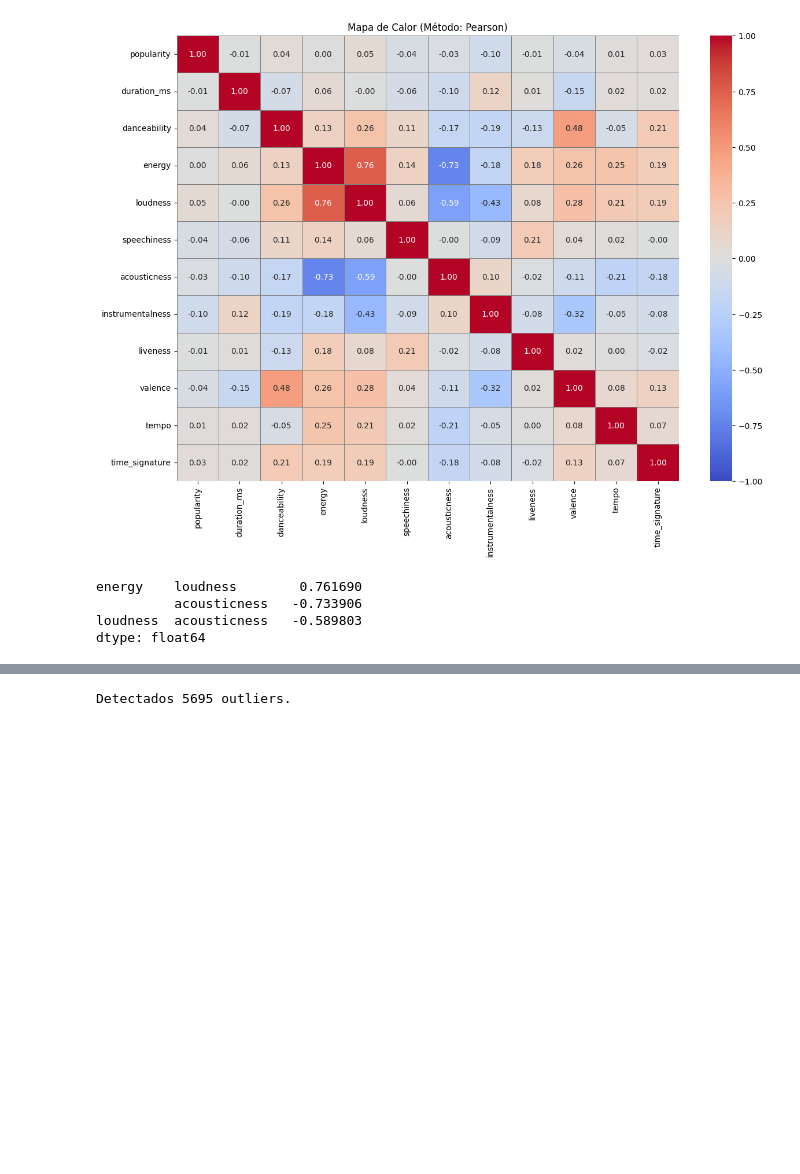
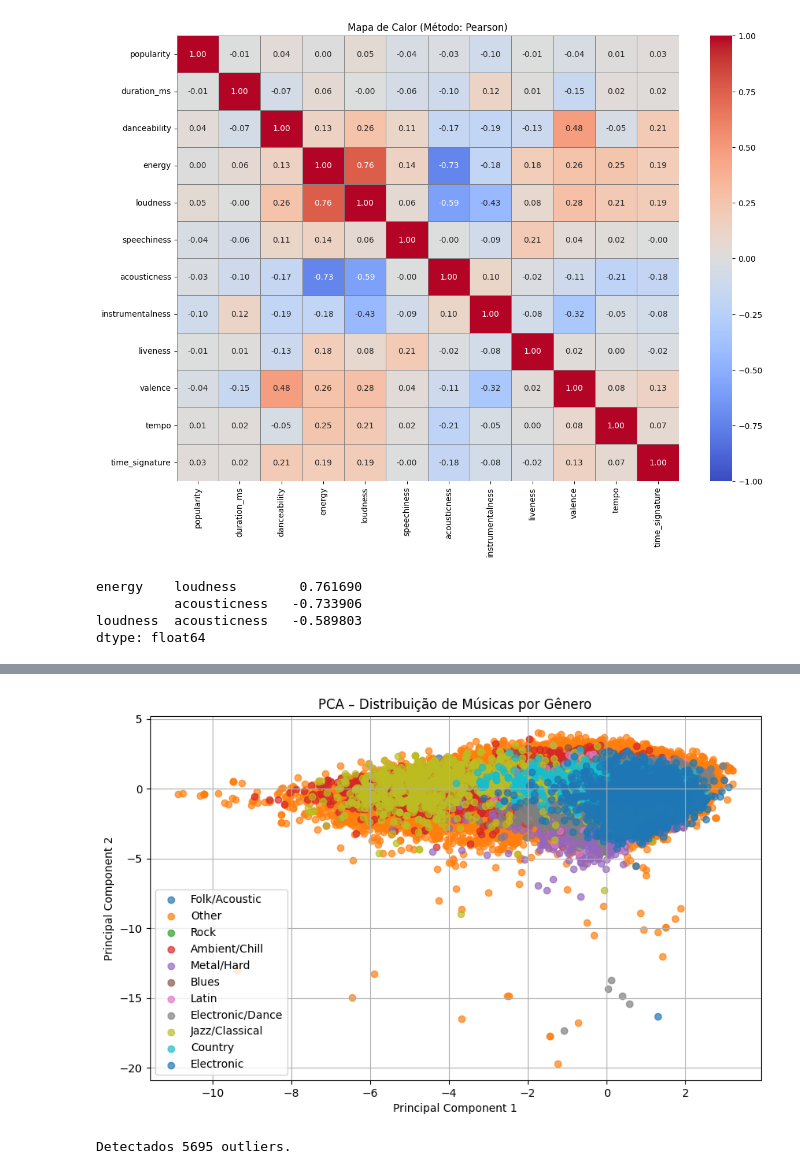
Before and after one commit to XGRural-Ltd/eda, a Jupyter notebook: dev_tests/eda_spotify_notebook.ipynb, the cells around one changed output, grey strips where cells are left out. Saved outputs shown, nothing was run; the diff lists cells and outputs as text; code cells hidden in the pictures; blank space fills up the shorter version.

```diff
--- a/dev_tests/eda_spotify_notebook.ipynb
+++ b/dev_tests/eda_spotify_notebook.ipynb
@@ -62,0 +237,33 @@ dtype: float64
+# %%
+X = df[num_features]
+
+# Normalização (PCA exige escalonamento)
+scaler = StandardScaler()
+X_scaled = scaler.fit_transform(X)
+
+# PCA para 2 componentes
+pca = PCA(n_components=2)
+X_pca = pca.fit_transform(X_scaled)
+
+# Criar dataframe com os resultados
+df_pca = pd.DataFrame({
+    "PC1": X_pca[:, 0],
+    "PC2": X_pca[:, 1],
+    "genre": df["genre_grouped_manual"]
+})
+
+# Plot
+plt.figure(figsize=(10, 6))
+
+for genre in df_pca["genre"].unique():
+    subset = df_pca[df_pca["genre"] == genre]
+    plt.scatter(subset["PC1"], subset["PC2"], label=genre, alpha=0.7)
+
+plt.xlabel("Principal Component 1")
+plt.ylabel("Principal Component 2")
+plt.title("PCA – Distribuição de Músicas por Gênero")
+plt.legend()
+plt.grid(True)
+plt.show()
+# %% [output]
+[figure, added]
```
Also changed, not shown: parts of 17 cells of this notebook, 7 other files.
